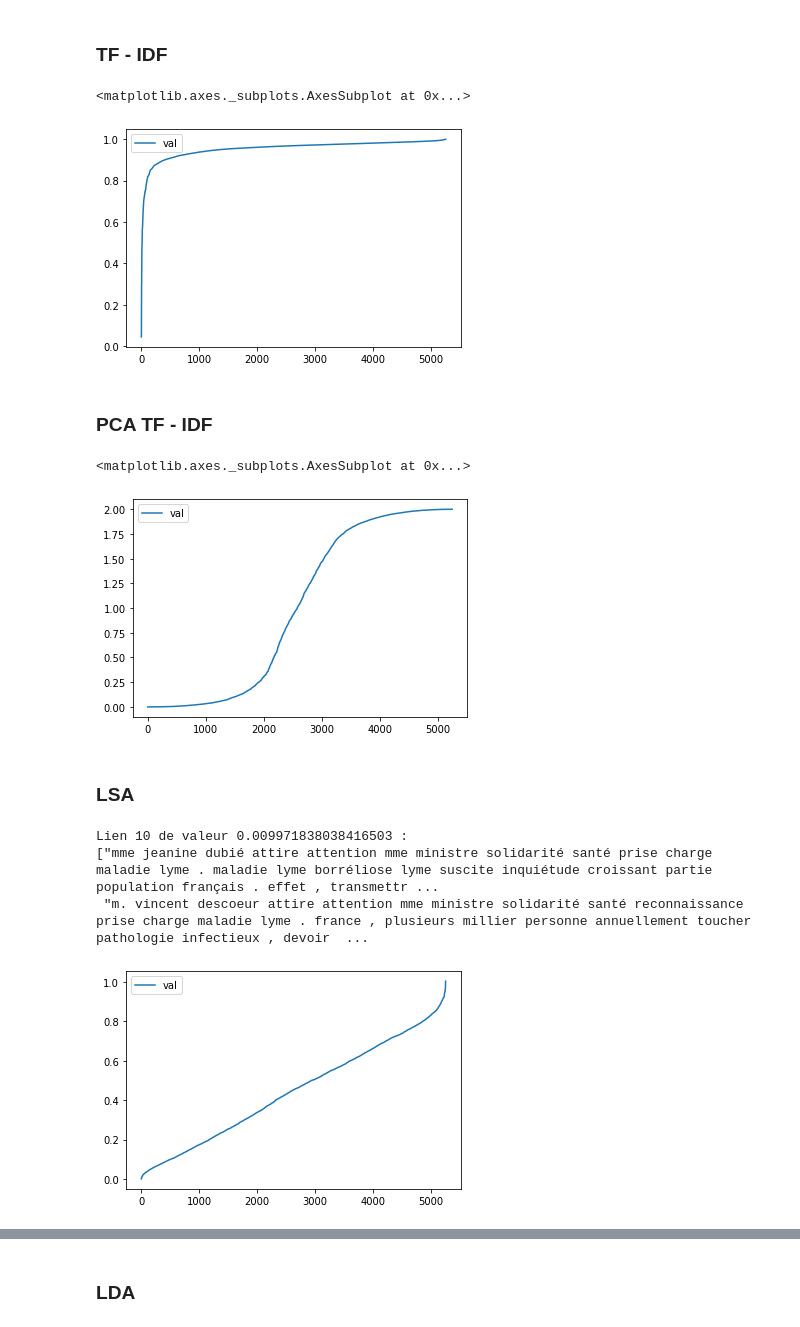
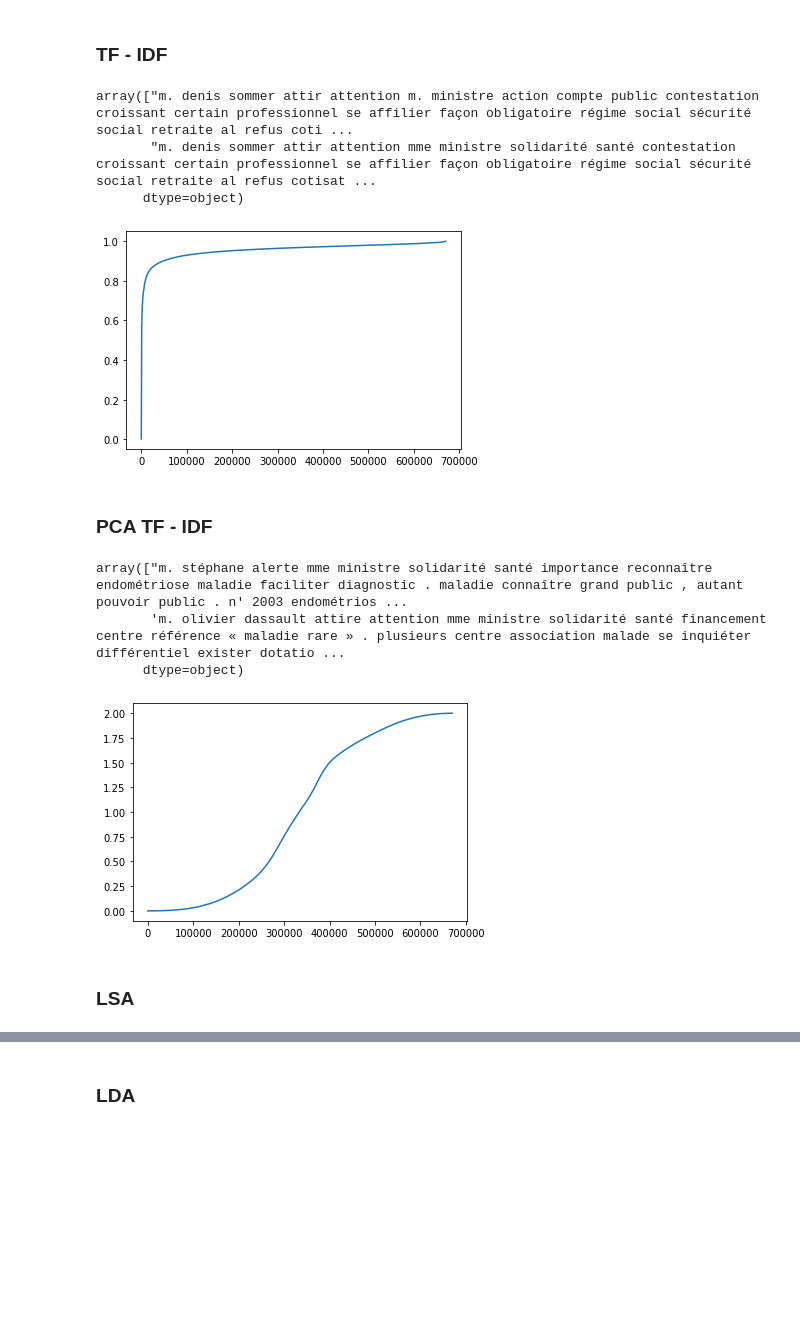
Before and after one commit to AchilleBaucher/confiance_diffusion, a Jupyter notebook: jupyter/clustering.ipynb, the cells around one changed output, grey strips where cells are left out. Cells and saved outputs as stored; diff of their text form; code cells hidden in the pictures; blank space fills up the shorter version.

Commit message:
pdist, names, nmf, cosine, lda

```diff
--- a/jupyter/clustering.ipynb
+++ b/jupyter/clustering.ipynb
@@ -94,7 +94,8 @@ Prendre un corpus de documents, vectoriser avec tf idf, kmeans dessus.
 # %%
 from sklearn.cluster import MiniBatchKMeans
 random_state = 0
-kmeans_brut = MiniBatchKMeans(n_clusters=5, random_state=random_state)
-kmeans_brut.fit(tfidf);
+kmeans_tfidf = MiniBatchKMeans(n_clusters=5, random_state=random_state)
+kmeans_tfidf.fit(tfidf);
+kmeans_tfidf_clusters = kmeans_tfidf.predict(tfidf)
 # %% [markdown]
 ### B.1.2 Calcul de l'ACP et affichage
@@ -421,37 +436,33 @@ Lien 20 de valeur 0.49467874221816854 :
 ### TF - IDF
 # %%
 # Clacul avec les features du tfidf
-vc = tfidf.toarray()
-padi = pair_distances(vc,103)
-padi.plot(y='val')
-# compare_corpus(padi,corpus,0)
+vc_tfidf = tfidf.toarray()
+dists_tfidf = pdist(vc_tfidf,'cosine')
+plt.plot(np.sort(dists_tfidf))
+corpus.values[(pair_indexes(len(vc_tfidf))[np.argsort(dists_tfidf)])[0]]
 # %% [output]
-<matplotlib.axes._subplots.AxesSubplot at 0x...>
+array(["m. denis sommer attir attention m. ministre action compte public contestation croissant certain professionnel se affilier façon obligatoire régime social sécurité social retraite al refus coti ...
+       "m. denis sommer attir attention mme ministre solidarité santé contestation croissant certain professionnel se affilier façon obligatoire régime social sécurité social retraite al refus cotisat ...
+      dtype=object)
-[figure, old version]
+[figure, new version]
 # %% [markdown]
 ### PCA TF - IDF
 # %%
 # Clacul avec les reduced features du tfidf
+# PCA
 k_reduce = 10
-reduced_features = pca.fit_transform(tfidf.toarray())
+reduced_tfidf = pca.fit_transform(tfidf.toarray())
 pca = PCA(n_components=k_reduce, random_state=random_state)
-vc = reduced_features
-padi = pair_distances(vc,103)
-padi.plot(y='val')
-# compare_corpus(padi,corpus,98)
+
+# Calcul des distances
+vc_pca = reduced_tfidf
+dists_pca = pdist(vc_pca,'cosine')
+plt.plot(np.sort(dists_pca))
+corpus.values[(pair_indexes(len(vc_pca))[np.argsort(dists_pca)])[0]]
 # %% [output]
-<matplotlib.axes._subplots.AxesSubplot at 0x...>
+array(["m. stéphane alerte mme ministre solidarité santé importance reconnaître endométriose maladie faciliter diagnostic . maladie connaître grand public , autant pouvoir public . n' 2003 endométrios ...
+       'm. olivier dassault attire attention mme ministre solidarité santé financement centre référence « maladie rare » . plusieurs centre association malade se inquiéter différentiel exister dotatio ...
+      dtype=object)
-[figure, old version]
+[figure, new version]
 # %% [markdown]
 ### LSA
-# %%
-# Clacul avec les le LSA
-vc = lsa_topics
-padi = pair_distances(vc,103)
-padi.plot(y='val')
-compare_corpus(padi,corpus,10)
-# %% [output]
-Lien 10 de valeur 0.009971838038416503 :
-["mme jeanine dubié attire attention mme ministre solidarité santé prise charge maladie lyme . maladie lyme borréliose lyme suscite inquiétude croissant partie population français . effet , transmettr ...
- "m. vincent descoeur attire attention mme ministre solidarité santé reconnaissance prise charge maladie lyme . france , plusieurs millier personne annuellement toucher pathologie infectieux , devoir  ...
-[figure, removed]
```
Also changed, not shown: parts of 46 cells of this notebook, 4 other files.
